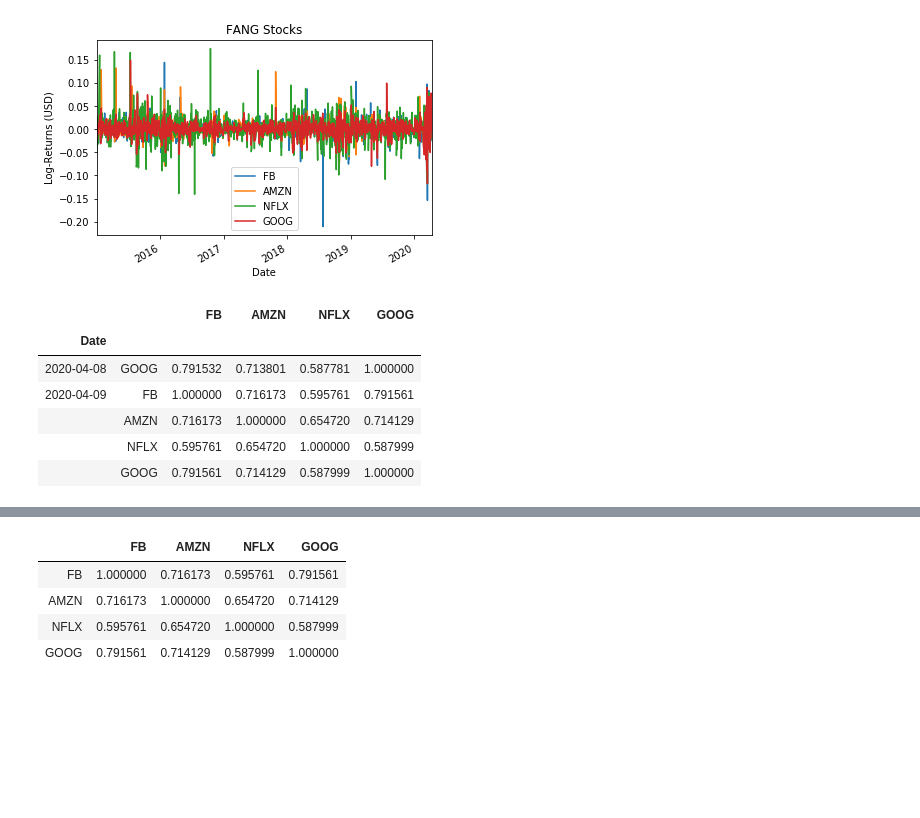
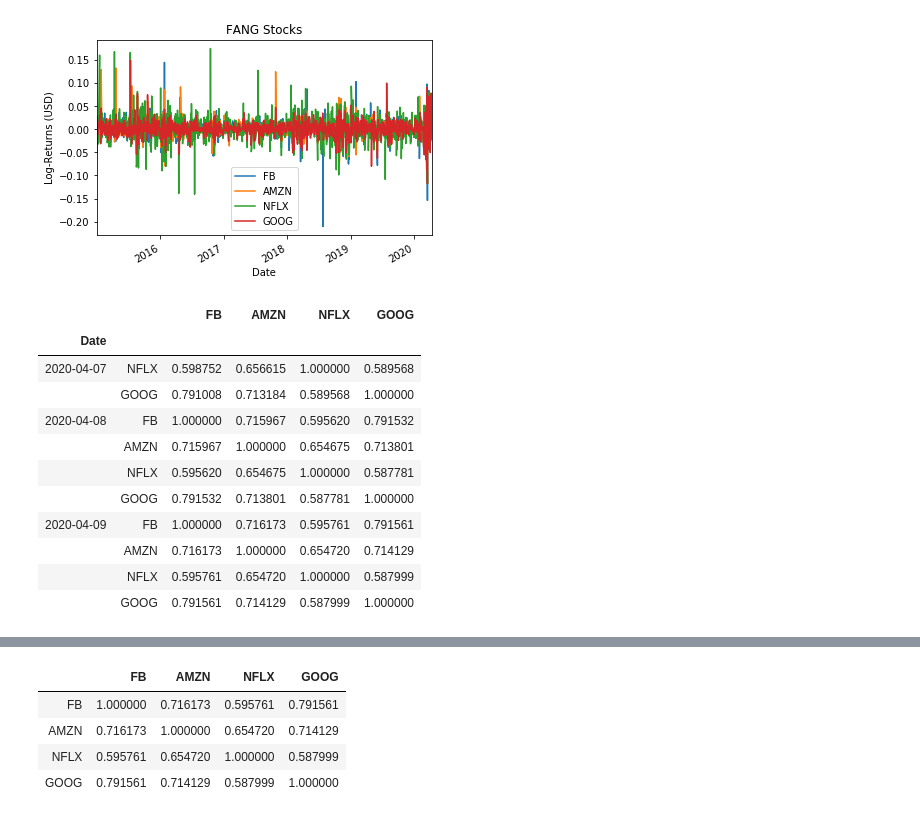
Before and after one commit to gabrielepompa88/IT-For-Business-And-Finance-2019-20, a Jupyter notebook: Notebooks/Data_Analysis___Financial_Time_Series.ipynb, the cells around one changed output, grey strips where cells are left out. Saved outputs shown, nothing was run; the diff lists cells and outputs as text; code cells hidden in the pictures; blank space fills up the shorter version.

```diff
--- a/Notebooks/Data_Analysis___Financial_Time_Series.ipynb
+++ b/Notebooks/Data_Analysis___Financial_Time_Series.ipynb
@@ -1087,11 +1087,16 @@ Text(0, 0.5, 'Log-Returns (USD)')
 # %%
 FANGCorr = FANGStocks.rolling(window=252).corr()
 # %%
-FANGCorr.tail()
+FANGCorr.tail(10)
 # %% [output]
 |  |  | FB | AMZN | NFLX | GOOG |
 | Date |  |  |  |  |  |
-| 2020-04-08 | GOOG | 0.791532 | 0.713801 | 0.587781 | 1.000000 |
+| 2020-04-07 | NFLX | 0.598752 | 0.656615 | 1.000000 | 0.589568 |
+|  | GOOG | 0.791008 | 0.713184 | 0.589568 | 1.000000 |
+| 2020-04-08 | FB | 1.000000 | 0.715967 | 0.595620 | 0.791532 |
+|  | AMZN | 0.715967 | 1.000000 | 0.654675 | 0.713801 |
+|  | NFLX | 0.595620 | 0.654675 | 1.000000 | 0.587781 |
+|  | GOOG | 0.791532 | 0.713801 | 0.587781 | 1.000000 |
 | 2020-04-09 | FB | 1.000000 | 0.716173 | 0.595761 | 0.791561 |
 |  | AMZN | 0.716173 | 1.000000 | 0.654720 | 0.714129 |
 |  | NFLX | 0.595761 | 0.654720 | 1.000000 | 0.587999 |
```
Also changed, not shown: parts of 4 cells of this notebook.
